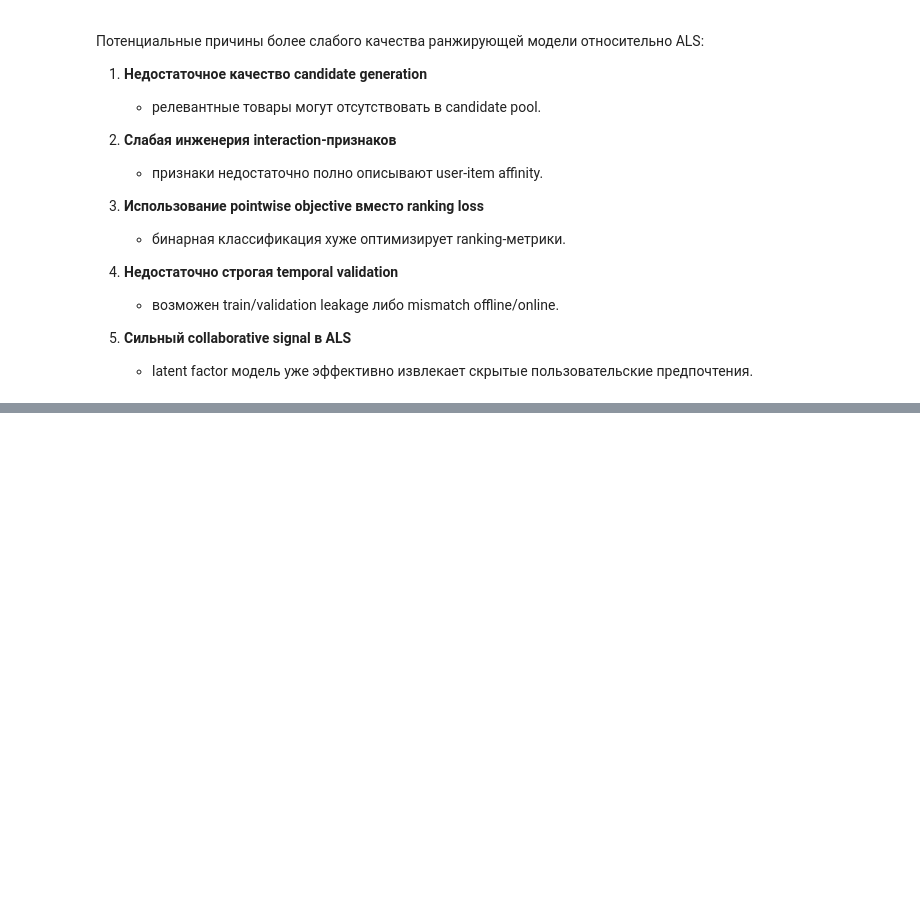
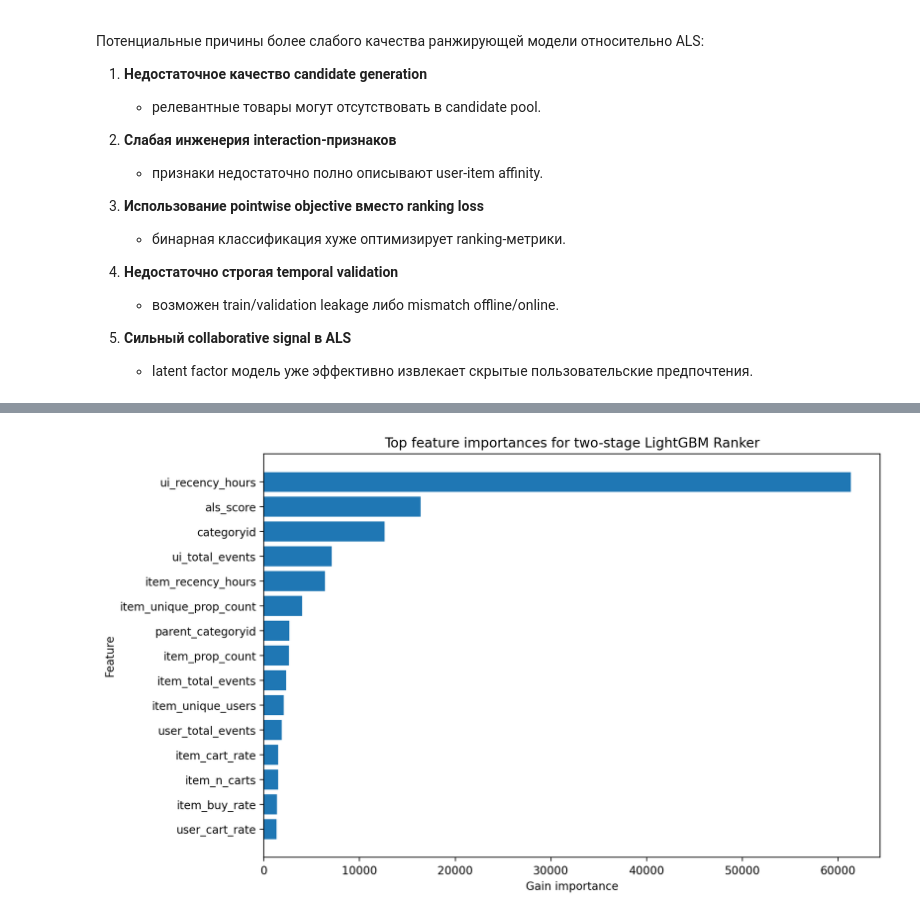
Before and after one commit to Manaam9/ecommerce-recsys, a Jupyter notebook: notebooks/02_modeling.ipynb, the cells around one changed output, grey strips where cells are left out. Drawn from its saved outputs; the diff is of its cells as text; code cells hidden in the pictures; blank space fills up the shorter version.

```diff
--- a/notebooks/02_modeling.ipynb
+++ b/notebooks/02_modeling.ipynb
@@ -2375,0 +2728,8 @@ with mlflow.start_run(run_name="lightgbm_ranker"):
+# %%
+ranker_train_df = ranker_train_df.with_columns(
+    pl.Series(name="lgbm_optuna_score", values=best_model.predict_proba(X)[:, 1])
+)
+
+lgbm_optuna_pred_df = ranker_train_df.select(
+    ["visitorid", "itemid", "lgbm_optuna_score"]
+)
@@ -2375,0 +2752,10 @@ with mlflow.start_run(run_name="lightgbm_ranker"):
+# %%
+# пересобираем таблицу
+comparison_table = build_results_table(
+    results,
+    sort_by="Recall@10",
+    descending=True,
+    round_digits=6,
+)
+
+comparison_table
@@ -2375,0 +3484,14 @@ with mlflow.start_run(run_name="lightgbm_ranker"):
+# %%
+importance_df = pd.DataFrame(
+    {
+        "feature": X_train.columns,
+        "importance_gain": best_model.booster_.feature_importance(
+            importance_type="gain"
+        ),
+        "importance_split": best_model.booster_.feature_importance(
+            importance_type="split"
+        ),
+    }
+).sort_values("importance_gain", ascending=False)
+
+importance_df.head(20)
@@ -2375,0 +3516,13 @@ with mlflow.start_run(run_name="lightgbm_ranker"):
+# %%
+top_n = 15
+plot_df = importance_df.head(top_n).sort_values("importance_gain")
+
+plt.figure(figsize=(10, 6))
+plt.barh(plot_df["feature"], plot_df["importance_gain"])
+plt.xlabel("Gain importance")
+plt.ylabel("Feature")
+plt.title("Top feature importances for two-stage LightGBM Ranker")
+plt.tight_layout()
+plt.show()
+# %% [output]
+[figure, added]
```
Also changed, not shown: parts of 55 cells of this notebook.
